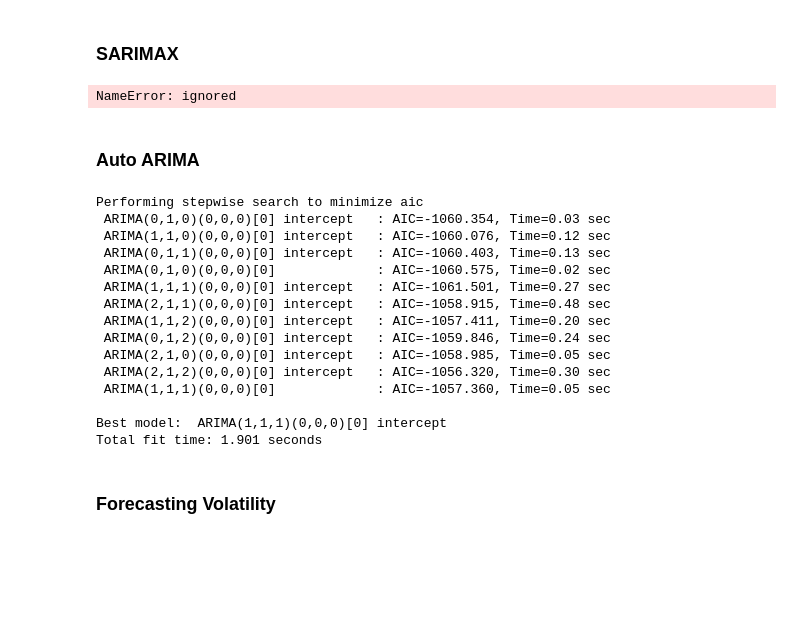
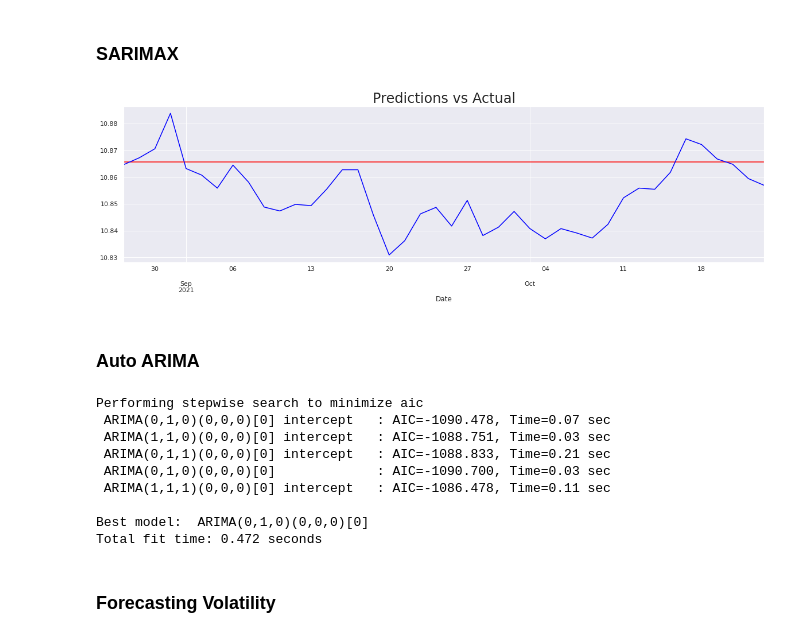
Before and after one commit to jjsalazarr/curso-series-temporales, a Jupyter notebook: 12. Prediciendo el futuro/Python/16_PrediciendoFuturo.ipynb, the cells around one changed output. Saved outputs shown, nothing was run; the diff lists cells and outputs as text; code cells hidden in the pictures; blank space fills up the shorter version.

```diff
--- a/12. Prediciendo el futuro/Python/16_PrediciendoFuturo.ipynb
+++ b/12. Prediciendo el futuro/Python/16_PrediciendoFuturo.ipynb
@@ -173,40 +173,38 @@ plt.show()
 # %%
 start_date="2021-01-04"
 end_date="2021-08-25"
 
 
-model_sarimax = SARIMAX(df, exog = None, order = (1,1,1), seasonal_order = (0,0,0,0))
+model_sarimax = SARIMAX(df, exog = None, order = (0,1,0), seasonal_order = (0,0,0,0))
 results_sarimax = model_sarimax.fit()
+
+start_date="2021-08-26"
+end_date="2021-10-22"
+
 
 df_pred_sarimax = results_sarimax.predict(start = "2021-01-05", end = end_date, exog=None)
 
 df_pred_sarimax[start_date:end_date].plot(figsize = (20,5), color = "red")
-df[start_date:end_date].plot(color = "blue")
+df_test[start_date:end_date].plot(color = "blue")
 plt.title("Predictions vs Actual", size = 24)
 plt.show()
 # %% [output]
-NameError: ignored
+[figure, added]
 # %% [markdown]
 ### Auto ARIMA
 # %%
-model_auto = auto_arima(df.log, start_p=0, start_q=0, max_p=5, max_q=5, start_P=0, start_Q=0, D=1, max_P=5, max_Q=5, max_D=5, m=1, trace=True,stepwise=True,
+model_auto = auto_arima(df, start_p=0, start_q=0, max_p=5, max_q=5, start_P=0, start_Q=0, D=1, max_P=5, max_Q=5, max_D=5, m=1, trace=True,stepwise=True,
                          random_state=20, n_fits=50, criterion="aic", alpha=0.05,seasonal=True)
 # %% [output]
 Performing stepwise search to minimize aic
- ARIMA(0,1,0)(0,0,0)[0] intercept   : AIC=-1060.354, Time=0.03 sec
- ARIMA(1,1,0)(0,0,0)[0] intercept   : AIC=-1060.076, Time=0.12 sec
- ARIMA(0,1,1)(0,0,0)[0] intercept   : AIC=-1060.403, Time=0.13 sec
- ARIMA(0,1,0)(0,0,0)[0]             : AIC=-1060.575, Time=0.02 sec
- ARIMA(1,1,1)(0,0,0)[0] intercept   : AIC=-1061.501, Time=0.27 sec
- ARIMA(2,1,1)(0,0,0)[0] intercept   : AIC=-1058.915, Time=0.48 sec
- ARIMA(1,1,2)(0,0,0)[0] intercept   : AIC=-1057.411, Time=0.20 sec
- ARIMA(0,1,2)(0,0,0)[0] intercept   : AIC=-1059.846, Time=0.24 sec
- ARIMA(2,1,0)(0,0,0)[0] intercept   : AIC=-1058.985, Time=0.05 sec
- ARIMA(2,1,2)(0,0,0)[0] intercept   : AIC=-1056.320, Time=0.30 sec
- ARIMA(1,1,1)(0,0,0)[0]             : AIC=-1057.360, Time=0.05 sec
+ ARIMA(0,1,0)(0,0,0)[0] intercept   : AIC=-1090.478, Time=0.07 sec
+ ARIMA(1,1,0)(0,0,0)[0] intercept   : AIC=-1088.751, Time=0.03 sec
+ ARIMA(0,1,1)(0,0,0)[0] intercept   : AIC=-1088.833, Time=0.21 sec
+ ARIMA(0,1,0)(0,0,0)[0]             : AIC=-1090.700, Time=0.03 sec
+ ARIMA(1,1,1)(0,0,0)[0] intercept   : AIC=-1086.478, Time=0.11 sec
 
-Best model:  ARIMA(1,1,1)(0,0,0)[0] intercept
-Total fit time: 1.901 seconds
+Best model:  ARIMA(0,1,0)(0,0,0)[0]
+Total fit time: 0.472 seconds
 # %% [markdown]
 ### Forecasting Volatility
 # %%
```
Also changed, not shown: parts of 1 cell of this notebook.
